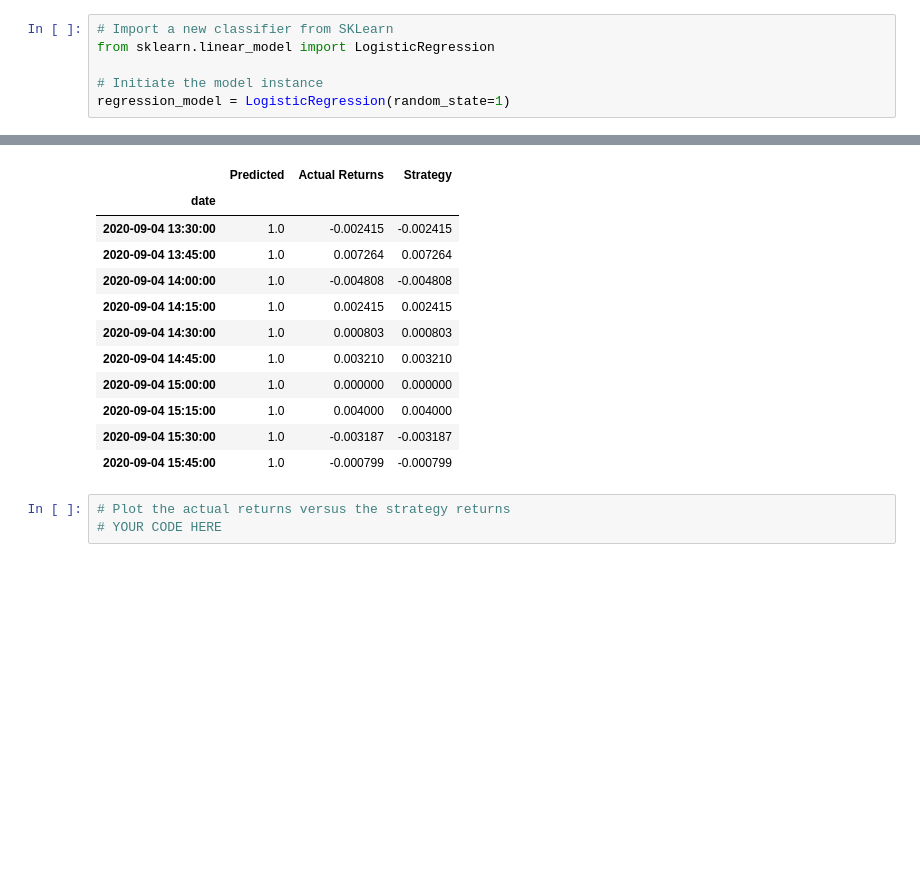
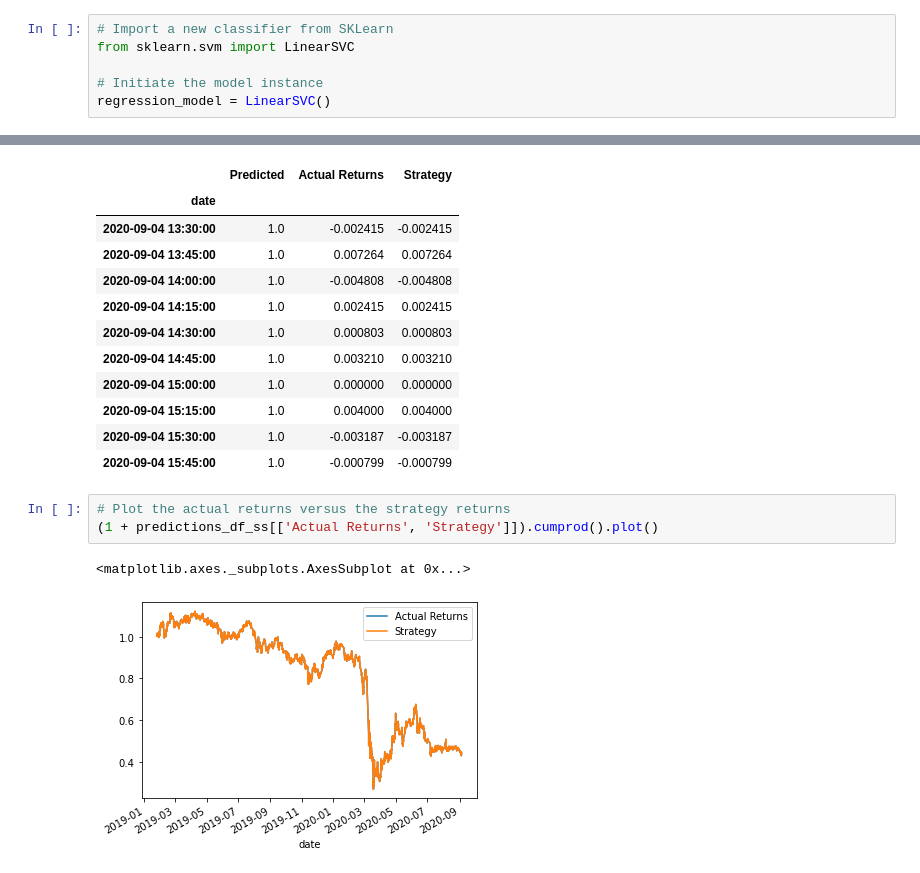
Before and after one commit to billysco/algo_trading_bot_v1, a Jupyter notebook: machine_learning_trading_bot.ipynb, the cells around one changed output, grey strips where cells are left out. Drawn from its saved outputs; the diff is of its cells as text; blank space fills up the shorter version.

Commit message:
Changed LogisticRegression to LinearSVC model

```diff
--- a/machine_learning_trading_bot.ipynb
+++ b/machine_learning_trading_bot.ipynb
@@ -425,10 +425,10 @@ In this section, you’ll use the original parameters that the starter code prov
 ### Step 1:  Import a new classifier, such as `AdaBoost`, `DecisionTreeClassifier`, or `LogisticRegression`. (For the full list of classifiers, refer to the [Supervised learning page](https://scikit-learn.org/stable/supervised_learning.html) in the scikit-learn documentation.)
 # %%
 # Import a new classifier from SKLearn
-from sklearn.linear_model import LogisticRegression
+from sklearn.svm import LinearSVC
 
 # Initiate the model instance
-regression_model = LogisticRegression(random_state=1)
+regression_model = LinearSVC()
 # %% [markdown]
 ### Step 2: Using the original training data as the baseline model, fit another model with the new classifier.
 # %%
@@ -497,4 +497,7 @@ predictions_df_ss.tail(10)
 | 2020-09-04 15:45:00 | 1.0 | -0.000799 | -0.000799 |
 # %%
 # Plot the actual returns versus the strategy returns
-# YOUR CODE HERE
+(1 + predictions_df_ss[['Actual Returns', 'Strategy']]).cumprod().plot()
+# %% [output]
+<matplotlib.axes._subplots.AxesSubplot at 0x...>
+[figure, added]
```
Also changed, not shown: parts of 2 cells of this notebook.
